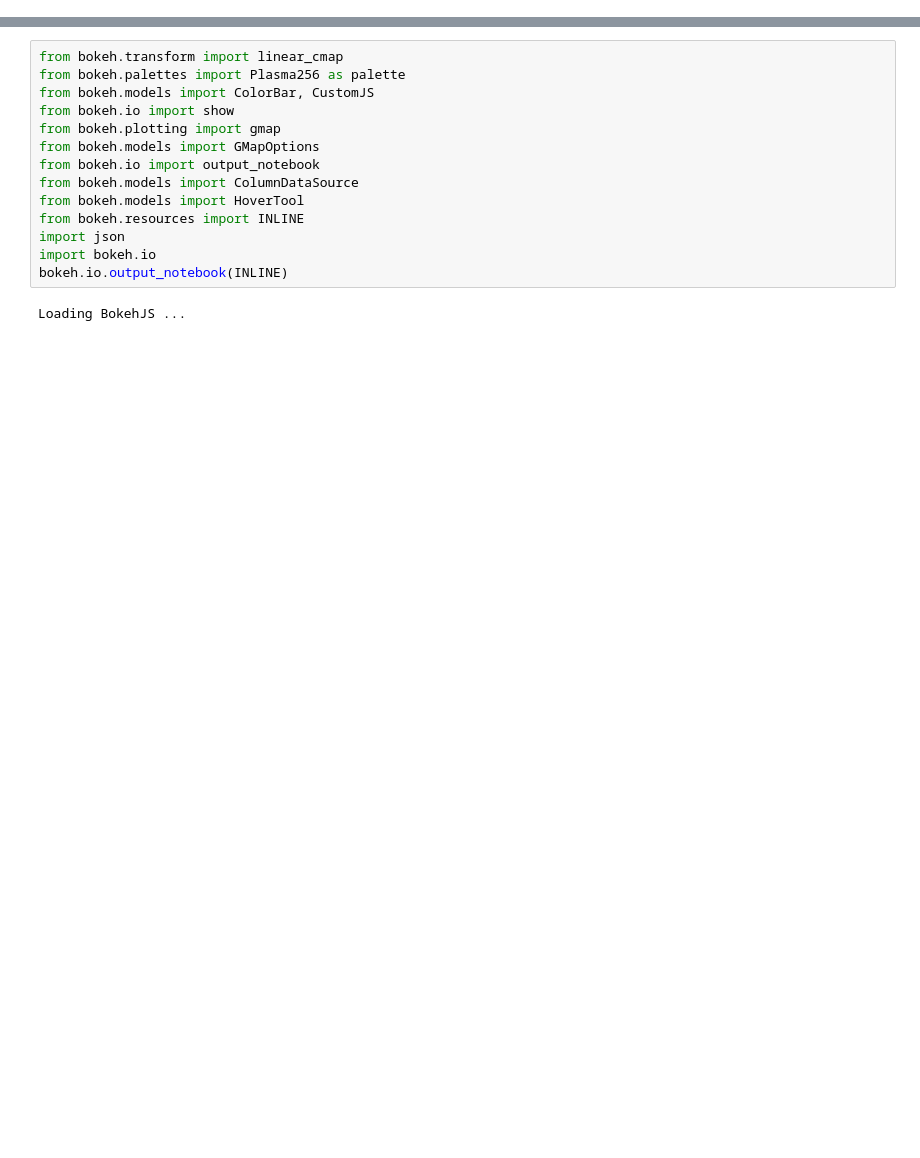
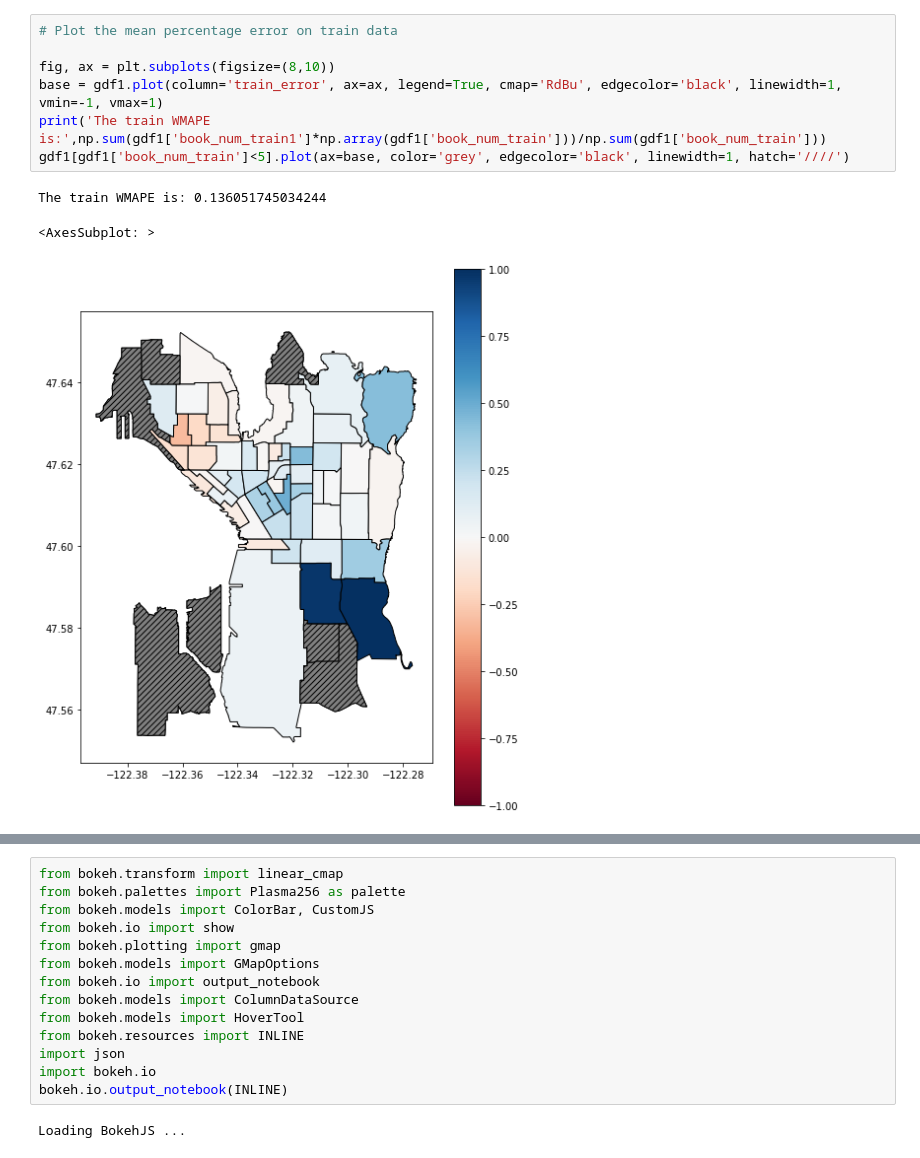
Before and after one commit to angxu1/bike_sharing, a Jupyter notebook: bikesharing_seattle_data.ipynb, the cells around one changed output, grey strips where cells are left out. Drawn from its saved outputs; the diff is of its cells as text; blank space fills up the shorter version.

```diff
--- a/bikesharing_seattle_data.ipynb
+++ b/bikesharing_seattle_data.ipynb
@@ -339,0 +673,11 @@ We use the average walking distance and the stock-out ratio computed in previous
+# %%
+# Plot the mean percentage error on train data
+
+fig, ax = plt.subplots(figsize=(8,10))
+base = gdf1.plot(column='train_error', ax=ax, legend=True, cmap='RdBu', edgecolor='black', linewidth=1, vmin=-1, vmax=1)
+print('The train WMAPE is:',np.sum(gdf1['book_num_train1']*np.array(gdf1['book_num_train']))/np.sum(gdf1['book_num_train']))
+gdf1[gdf1['book_num_train']<5].plot(ax=base, color='grey', edgecolor='black', linewidth=1, hatch='////')
+# %% [output]
+The train WMAPE is: 0.136051745034244
+<AxesSubplot: >
+[figure, added]
```
Also changed, not shown: parts of 61 cells of this notebook, 20 other files.
